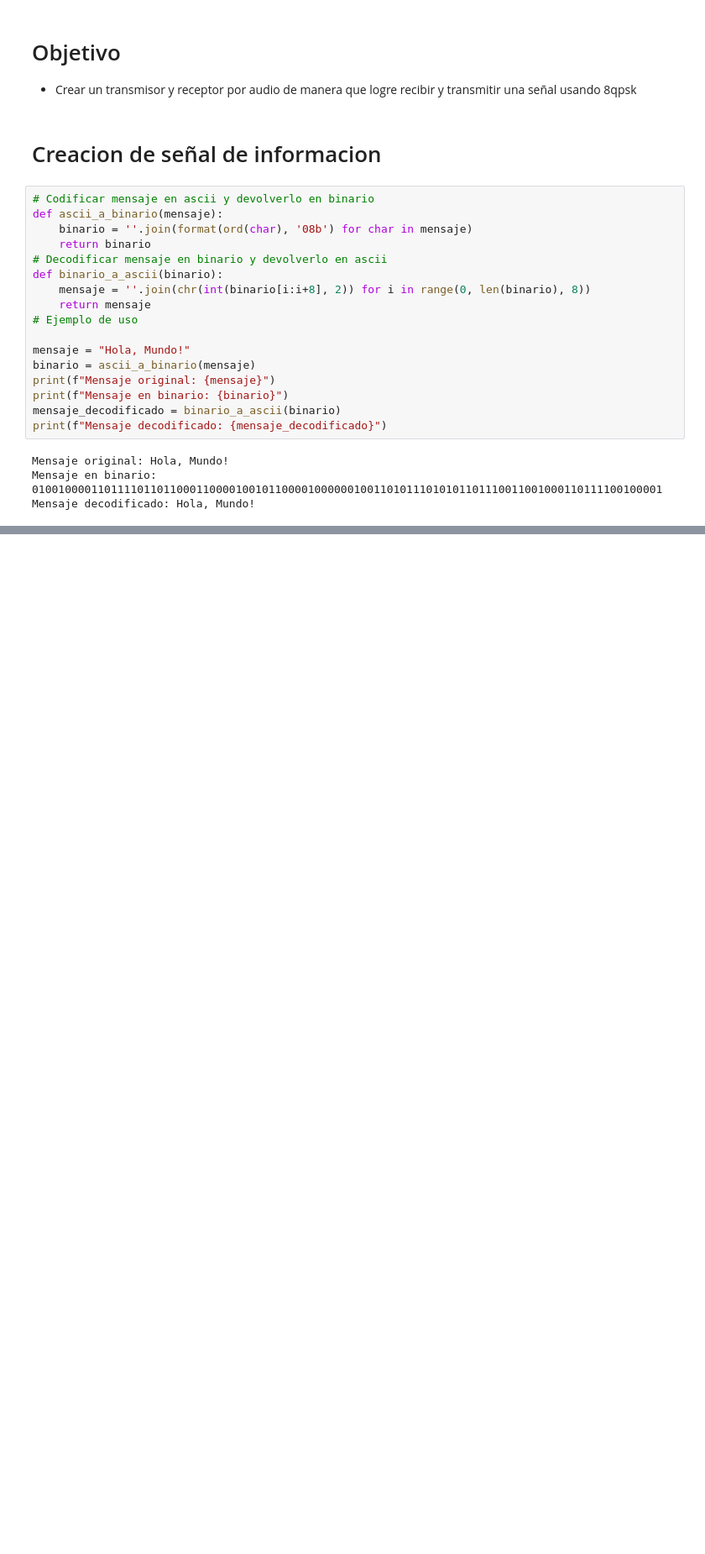
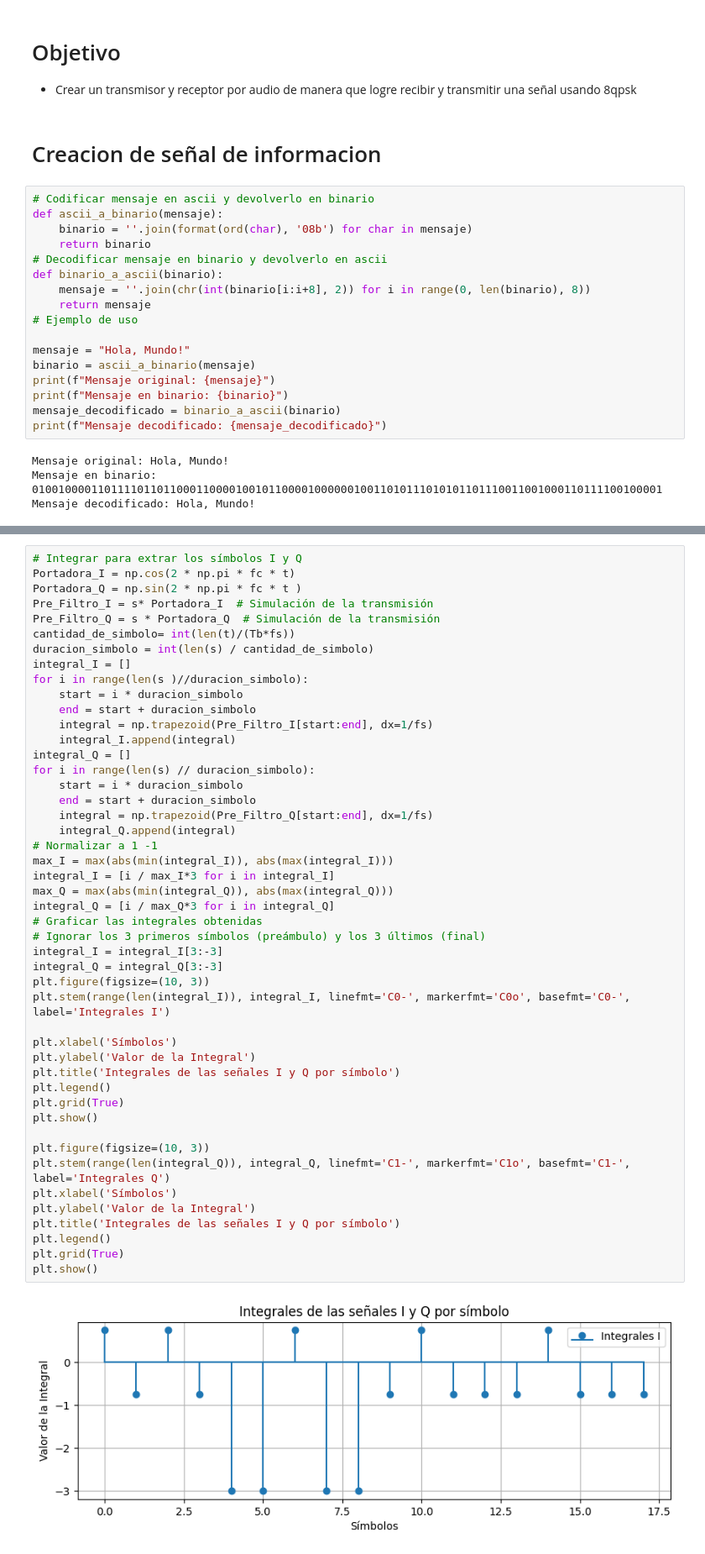
Before and after one commit to jbcgames/Proyecto_Final_PDS, a Jupyter notebook: Transmisor.ipynb, the cells around one changed output, grey strips where cells are left out. Shown at 84% size. Saved outputs shown, nothing was run; the diff lists cells and outputs as text; blank space fills up the shorter version.

```diff
--- a/Transmisor.ipynb
+++ b/Transmisor.ipynb
@@ -277,0 +451,49 @@ Bits demodulados: 11100101100101001000011011110110110001100001001011000010000001
+# %%
+# Integrar para extrar los símbolos I y Q
+Portadora_I = np.cos(2 * np.pi * fc * t)
+Portadora_Q = np.sin(2 * np.pi * fc * t )
+Pre_Filtro_I = s* Portadora_I  # Simulación de la transmisión
+Pre_Filtro_Q = s * Portadora_Q  # Simulación de la transmisión
+cantidad_de_simbolo= int(len(t)/(Tb*fs))
+duracion_simbolo = int(len(s) / cantidad_de_simbolo)
+integral_I = []
+for i in range(len(s )//duracion_simbolo):
+    start = i * duracion_simbolo
+    end = start + duracion_simbolo
+    integral = np.trapezoid(Pre_Filtro_I[start:end], dx=1/fs)
+    integral_I.append(integral)
+integral_Q = []
+for i in range(len(s) // duracion_simbolo):
+    start = i * duracion_simbolo
+    end = start + duracion_simbolo
+    integral = np.trapezoid(Pre_Filtro_Q[start:end], dx=1/fs)
+    integral_Q.append(integral)
+# Normalizar a 1 -1
+max_I = max(abs(min(integral_I)), abs(max(integral_I)))
+integral_I = [i / max_I*3 for i in integral_I]
+max_Q = max(abs(min(integral_Q)), abs(max(integral_Q)))
+integral_Q = [i / max_Q*3 for i in integral_Q]
+# Graficar las integrales obtenidas
+# Ignorar los 3 primeros símbolos (preámbulo) y los 3 últimos (final)
+integral_I = integral_I[3:-3]
+integral_Q = integral_Q[3:-3]
+plt.figure(figsize=(10, 3))
+plt.stem(range(len(integral_I)), integral_I, linefmt='C0-', markerfmt='C0o', basefmt='C0-', label='Integrales I')
+
+plt.xlabel('Símbolos')
+plt.ylabel('Valor de la Integral')
+plt.title('Integrales de las señales I y Q por símbolo')
+plt.legend()
+plt.grid(True)
+plt.show()
+
+plt.figure(figsize=(10, 3))
+plt.stem(range(len(integral_Q)), integral_Q, linefmt='C1-', markerfmt='C1o', basefmt='C1-', label='Integrales Q')
+plt.xlabel('Símbolos')
+plt.ylabel('Valor de la Integral')
+plt.title('Integrales de las señales I y Q por símbolo')
+plt.legend()
+plt.grid(True)
+plt.show()
+# %% [output]
+[figure, added]
```
Also changed, not shown: parts of 3 cells of this notebook.
